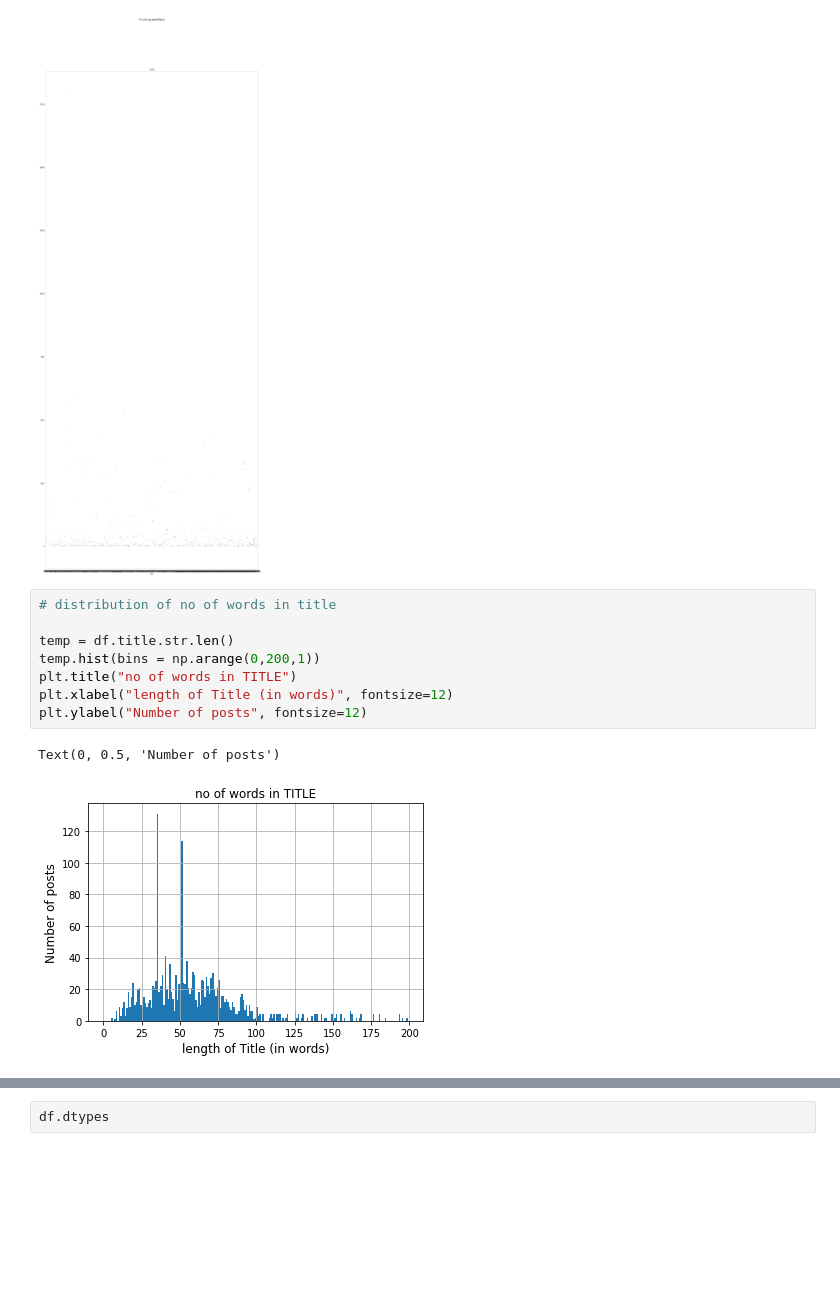
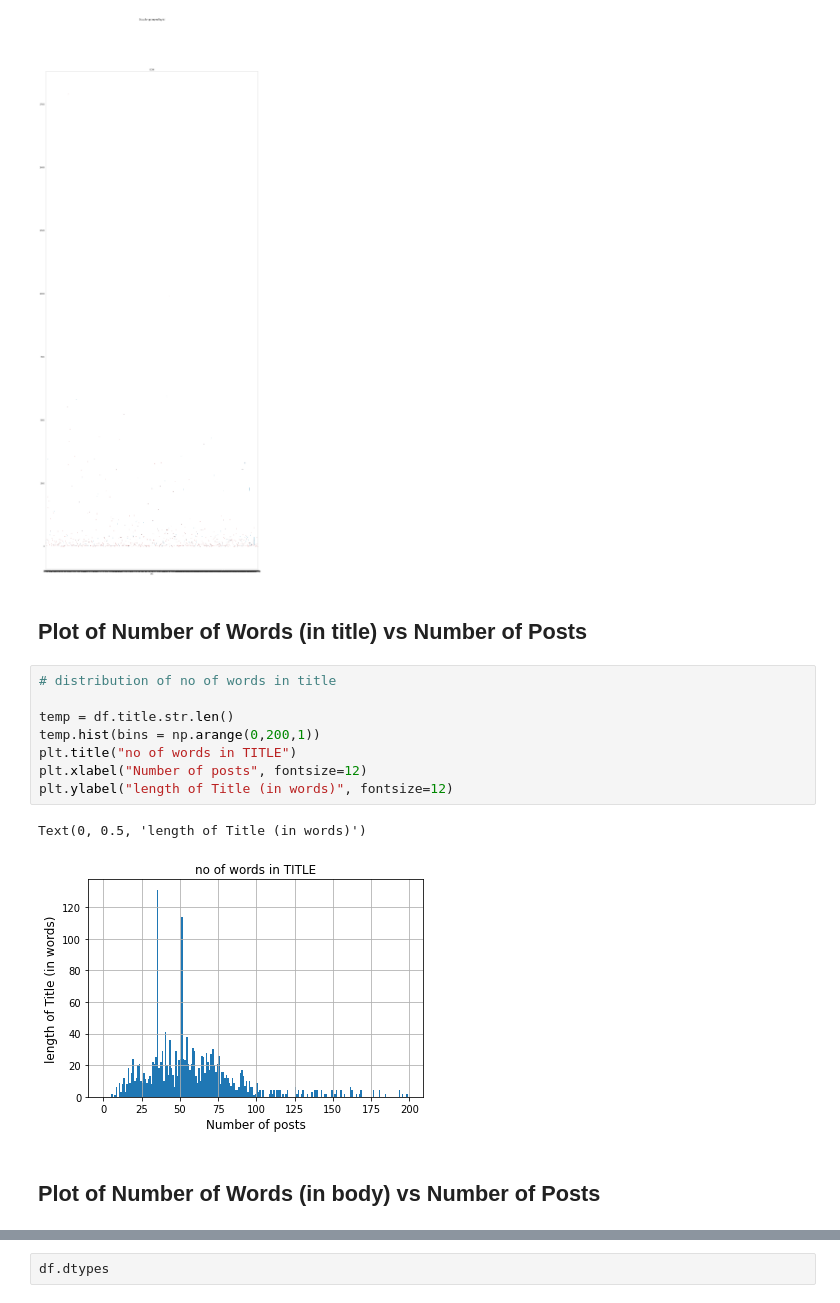
Before and after one commit to bopopescu/Reddit-Flair-Detection, a Jupyter notebook: Jupyter Notebooks/exploratory_data_analysis.ipynb, the cells around one changed output, grey strips where cells are left out. Saved outputs shown, nothing was run; the diff lists cells and outputs as text; blank space fills up the shorter version.

```diff
--- a/Jupyter Notebooks/exploratory_data_analysis.ipynb
+++ b/Jupyter Notebooks/exploratory_data_analysis.ipynb
@@ -280,17 +318,21 @@ df.boxplot(by=['id'], column =['score'], grid = False, figsize = (20,50))
 # %% [output]
 <matplotlib.axes._subplots.AxesSubplot at 0x...>
 [figure]
+# %% [markdown]
+## Plot of Number of Words (in title) vs  Number of Posts
 # %%
 # distribution of no of words in title
 
 temp = df.title.str.len()
 temp.hist(bins = np.arange(0,200,1))
 plt.title("no of words in TITLE")
-plt.xlabel("length of Title (in words)", fontsize=12)
-plt.ylabel("Number of posts", fontsize=12)
+plt.xlabel("Number of posts", fontsize=12)
+plt.ylabel("length of Title (in words)", fontsize=12)
 # %% [output]
-Text(0, 0.5, 'Number of posts')
+Text(0, 0.5, 'length of Title (in words)')
-[figure, old version]
+[figure, new version]
+# %% [markdown]
+## Plot of Number of Words (in body) vs  Number of Posts
 # %%
 
 
```
Also changed, not shown: parts of 39 cells of this notebook.
